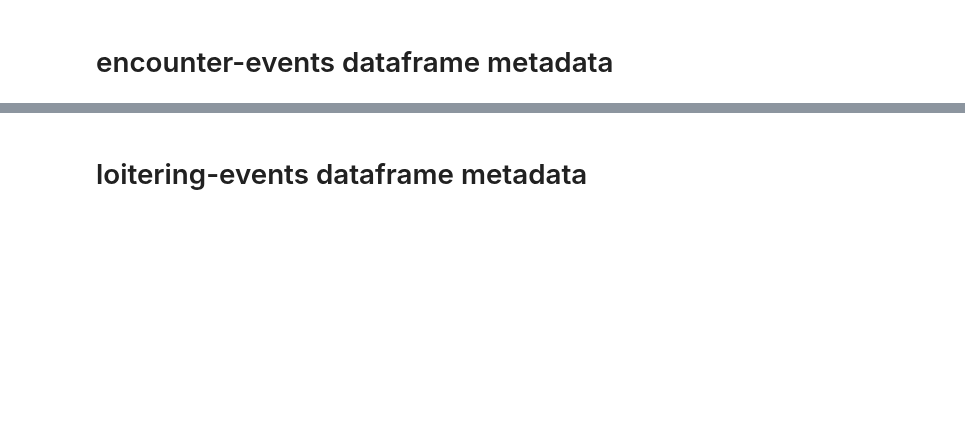
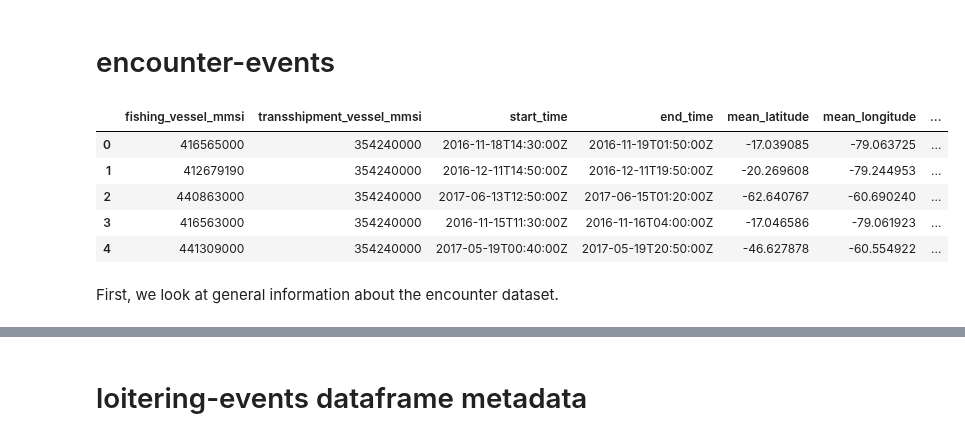
Before and after one commit to neuhart/Doing_DataScience_SS22, a Jupyter notebook: EDA.ipynb, the cells around one changed output, grey strips where cells are left out. Cells and saved outputs as stored; diff of their text form; code cells hidden in the pictures; blank space fills up the shorter version.

```diff
--- a/EDA.ipynb
+++ b/EDA.ipynb
@@ -12,4 +10,4 @@ df_enc = pd.read_csv(filepath_enc)
 df_loit = pd.read_csv(filepath_loit)
 df_tran = pd.read_csv(filepath_tran)
 # %% [markdown]
-# encounter-events dataframe metadata
+# encounter-events
@@ -21,0 +14,11 @@ print('Shape: ', df_enc.shape)  # get shape of dataframe
+# %%
+df_enc.head()  # look at first five instance
+# %% [output]
+|  | fishing_vessel_mmsi | transshipment_vessel_mmsi | start_time | end_time | mean_latitude | mean_longitude | ... |
+| 0 | 416565000 | 354240000 | 2016-11-18T14:30:00Z | 2016-11-19T01:50:00Z | -17.039085 | -79.063725 | ... |
+| 1 | 412679190 | 354240000 | 2016-12-11T14:50:00Z | 2016-12-11T19:50:00Z | -20.269608 | -79.244953 | ... |
+| 2 | 440863000 | 354240000 | 2017-06-13T12:50:00Z | 2017-06-15T01:20:00Z | -62.640767 | -60.690240 | ... |
+| 3 | 416563000 | 354240000 | 2016-11-15T11:30:00Z | 2016-11-16T04:00:00Z | -17.046586 | -79.061923 | ... |
+| 4 | 441309000 | 354240000 | 2017-05-19T00:40:00Z | 2017-05-19T20:50:00Z | -46.627878 | -60.554922 | ... |
+# %% [markdown]
+First, we look at general information about the encounter dataset.
```
Also changed, not shown: parts of 21 cells of this notebook.
